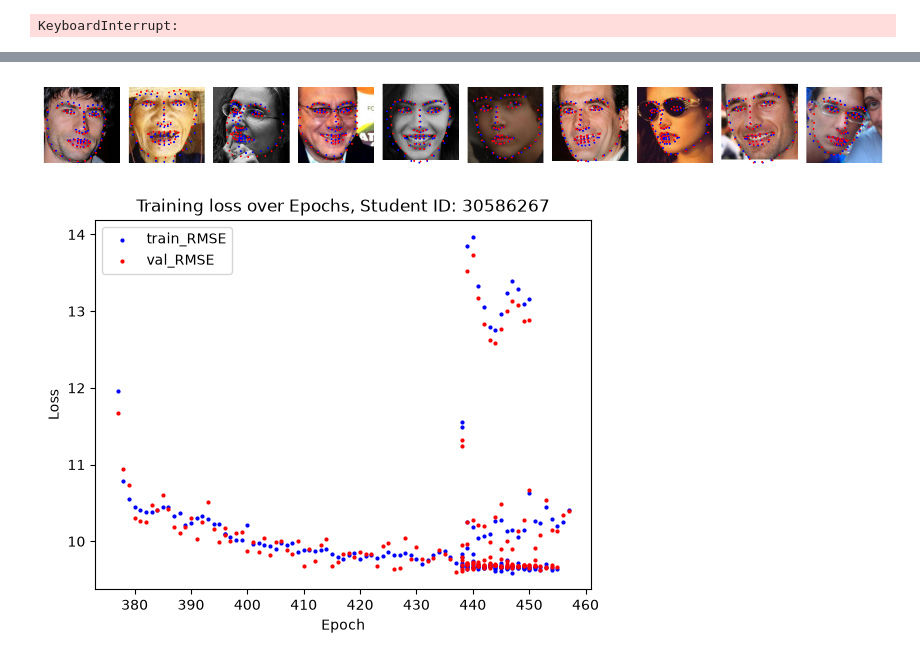
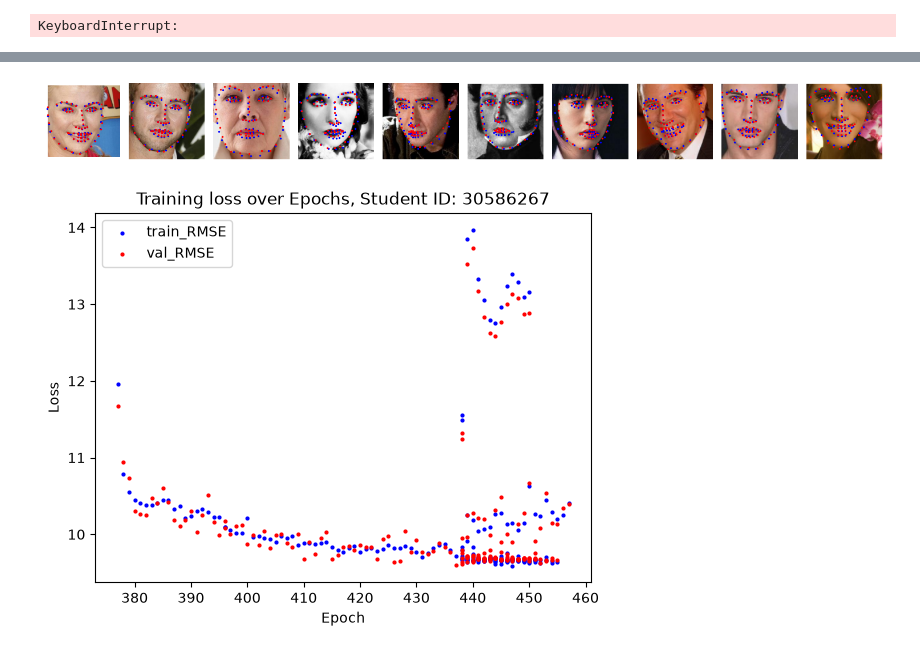
Before and after one commit to sche0151/ECE4179_Assignment_Notebooks, a Jupyter notebook: Q3_FLD_Starter_Code.ipynb, the cells around one changed output, grey strips where cells are left out. Cells and saved outputs as stored; diff of their text form; code cells hidden in the pictures.

```diff
--- a/Q3_FLD_Starter_Code.ipynb
+++ b/Q3_FLD_Starter_Code.ipynb
@@ -221,6 +221,19 @@ val_loader = DataLoader(
     batch_size=112,
     shuffle=False
 )
+
+test_dataset = FaceDataset(
+    test_imgs,
+    test_lms,
+    normalise,
+    augment=False,
+)
+
+test_loader = DataLoader(
+    test_dataset,
+    batch_size=len(test_imgs),
+    shuffle=False
+)
 # %%
 # instantiating backbone
 weights = EfficientNet_B0_Weights.DEFAULT
@@ -359,17 +372,19 @@ val_RMSE: 17.8272    best_RMSE: 14.5388
 -----------------------
 KeyboardInterrupt:
 # %%
-checkpoint_name = "best_checkpoint15.pth"
-checkpoint = torch.load(checkpoint_name)
+checkpoint_name = "best_checkpoint15-4-7.pth"
+checkpoint = torch.load(f"q3/{checkpoint_name}")
 backbone.load_state_dict(checkpoint["model_state"])
 epoch = checkpoint["epoch"]
 best_RMSE = checkpoint["val_loss"]
-print(f"Epoch: {epoch}")
-print(f"best_RMSE: {best_RMSE*224:.4f}")
+
 with torch.no_grad():
-    for imgs, landmarks in val_loader:
+    for imgs, landmarks in test_loader:
         imgs = imgs.to(device)
         landmarks = landmarks.to(device)
+        val_pred = backbone(imgs)
 
-        val_pred = backbone(imgs)
+print(f"Epoch: {epoch}")
+print(f"Recorded best_RMSE: {best_RMSE*224:.4f}")
+# print(f"Calculated RMSE: {}")
 # %% [output]
@@ -593,14 +608,16 @@ Iter: 10    Epoch: 552
 KeyboardInterrupt:
 # %%
 checkpoint_name = "best_checkpoint15-4-7.pth"
-checkpoint = torch.load(checkpoint_name)
+checkpoint = torch.load(f"q3/{checkpoint_name}")
 backbone.load_state_dict(checkpoint["model_state"])
 epoch = checkpoint["epoch"]
 
 # history = checkpoint["history"]
 
+backbone.eval()
+
 with torch.no_grad():
-    for imgs, landmarks in val_loader:
+    for imgs, landmarks in test_loader:
         imgs = imgs.to(device)
         landmarks = landmarks.to(device)
 
@@ -610,8 +627,8 @@ with torch.no_grad():
         val_RMSE = torch.sqrt(val_MSE)
 print(f"Epoch: {epoch}")
 print(f"best_RMSE: {best_RMSE*224:.4f}")
-print(val_RMSE.item() * 224)
-print(checkpoint["val_loss"].item() * 224)
+print(f"recorded loss: {checkpoint["val_loss"].item() * 224:.4f}")
+print(f"calculated loss: {val_RMSE.item() * 224:.4f}")
 # %% [output]
 Epoch: 541
 best_RMSE: 4.5956
@@ -620,21 +637,21 @@ best_RMSE: 4.5956
 # %%
 predictions_np = val_pred.detach().cpu().numpy()
-pred_np_reshape = predictions_np.reshape(112, 68, 2) * 224
+pred_np_reshape = predictions_np.reshape(len(val_pred), 68, 2) * 224
 
 n_samples = 10
 fig, axes = plt.subplots(1, n_samples, figsize=(15, 6))
 
 for i in range(n_samples):
-    axes[i].imshow(val_imgs[i])
+    axes[i].imshow(test_imgs[i])
     axes[i].scatter(pred_np_reshape[i, :, 0], pred_np_reshape[i, :, 1], c='b', s=2)
-    axes[i].scatter(val_lms[i, :, 0], val_lms[i, :, 1], c='r', s=2)
+    axes[i].scatter(test_lms[i, :, 0], test_lms[i, :, 1], c='r', s=2)
     axes[i].axis('off')
 
 plt.tight_layout()
-plt.savefig(f"sample_output_{checkpoint_name}.png", dpi=300)
+plt.savefig(f"test_sample_output_{checkpoint_name}.png", dpi=300)
 plt.show()
 # %% [output]
-[figure, old version]
+[figure, new version]
 # %%
 figure1, ax = plt.subplots()
 # Y1 = [t.detach().cpu().numpy()*224 for t in history["train_RMSE"]]
```
Also changed, not shown: parts of 2 cells of this notebook, 6 other files.
